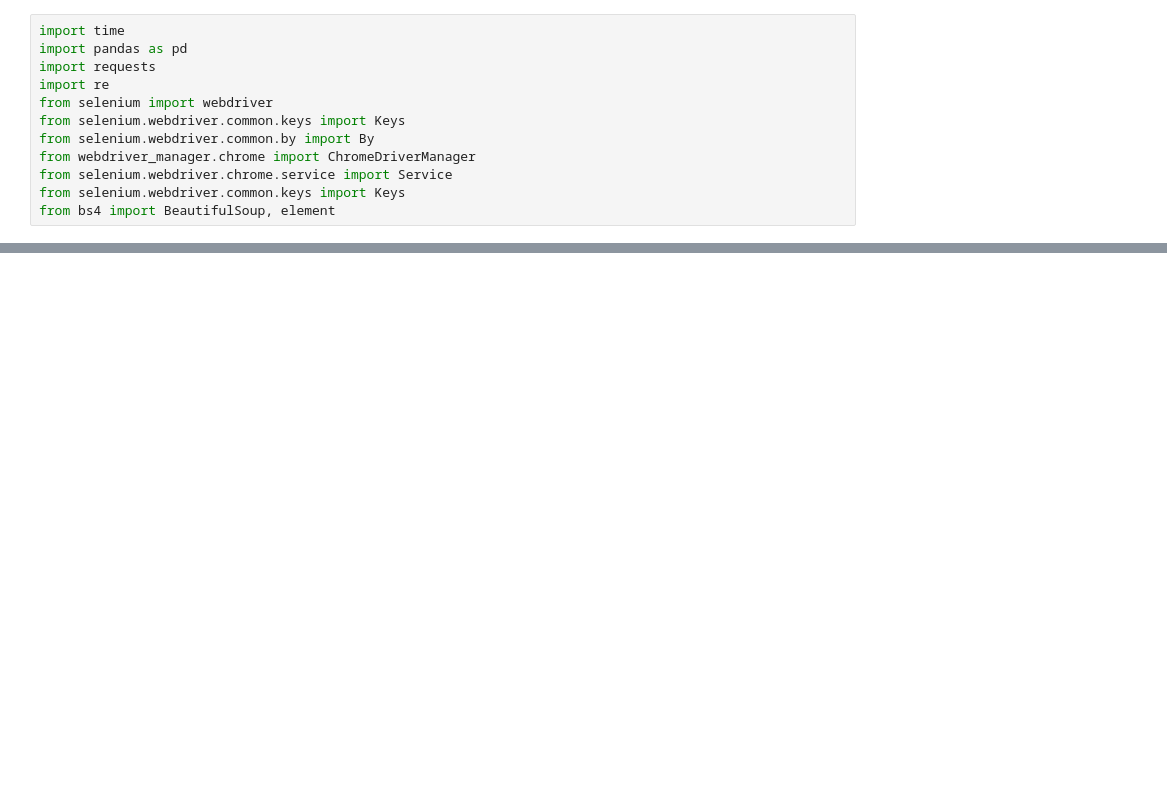
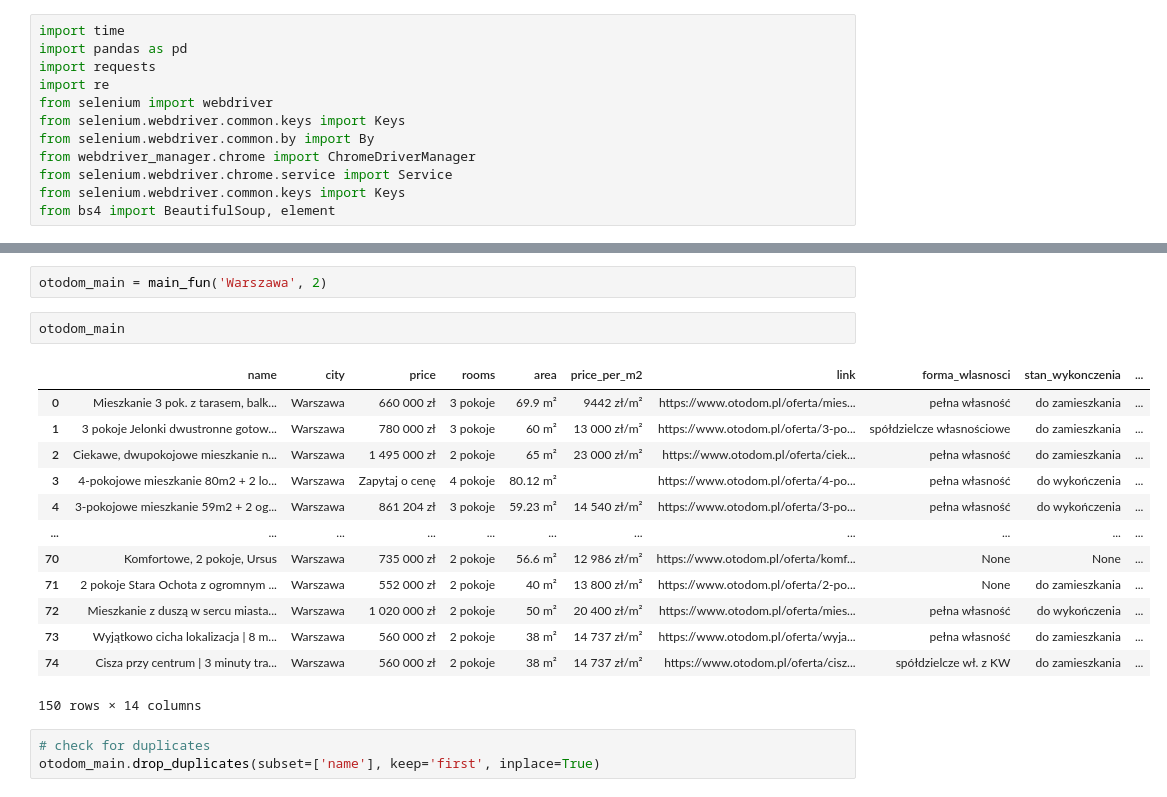
Before and after one commit to Mik3KL0/Webscraping-python-project, a Jupyter notebook: scraper.ipynb, the cells around one changed output, grey strips where cells are left out. Saved outputs shown, nothing was run; the diff lists cells and outputs as text; blank space fills up the shorter version.

```diff
--- a/scraper.ipynb
+++ b/scraper.ipynb
@@ -12,0 +317,21 @@ from bs4 import BeautifulSoup, element
+# %%
+otodom_main = main_fun('Warszawa', 2)
+# %%
+otodom_main
+# %% [output]
+|  | name | city | price | rooms | area | price_per_m2 | link | forma_wlasnosci | stan_wykonczenia | ... |
+| 0 | Mieszkanie 3 pok. z tarasem, balk... | Warszawa | 660 000 zł | 3 pokoje | 69.9 m² | 9442 zł/m² | https://www.otodom.pl/oferta/mies... | pełna własność | do zamieszkania | ... |
+| 1 | 3 pokoje Jelonki dwustronne gotow... | Warszawa | 780 000 zł | 3 pokoje | 60 m² | 13 000 zł/m² | https://www.otodom.pl/oferta/3-po... | spółdzielcze własnościowe | do zamieszkania | ... |
+| 2 | Ciekawe, dwupokojowe mieszkanie n... | Warszawa | 1 495 000 zł | 2 pokoje | 65 m² | 23 000 zł/m² | https://www.otodom.pl/oferta/ciek... | pełna własność | do zamieszkania | ... |
+| 3 | 4-pokojowe mieszkanie 80m2 + 2 lo... | Warszawa | Zapytaj o cenę | 4 pokoje | 80.12 m² |  | https://www.otodom.pl/oferta/4-po... | pełna własność | do wykończenia | ... |
+| 4 | 3-pokojowe mieszkanie 59m2 + 2 og... | Warszawa | 861 204 zł | 3 pokoje | 59.23 m² | 14 540 zł/m² | https://www.otodom.pl/oferta/3-po... | pełna własność | do wykończenia | ... |
+| ... | ... | ... | ... | ... | ... | ... | ... | ... | ... | ... |
+| 70 | Komfortowe, 2 pokoje, Ursus | Warszawa | 735 000 zł | 2 pokoje | 56.6 m² | 12 986 zł/m² | https://www.otodom.pl/oferta/komf... | None | None | ... |
+| 71 | 2 pokoje Stara Ochota z ogromnym ... | Warszawa | 552 000 zł | 2 pokoje | 40 m² | 13 800 zł/m² | https://www.otodom.pl/oferta/2-po... | None | do zamieszkania | ... |
+| 72 | Mieszkanie z duszą w sercu miasta... | Warszawa | 1 020 000 zł | 2 pokoje | 50 m² | 20 400 zł/m² | https://www.otodom.pl/oferta/mies... | pełna własność | do wykończenia | ... |
+| 73 | Wyjątkowo cicha lokalizacja | 8 m... | Warszawa | 560 000 zł | 2 pokoje | 38 m² | 14 737 zł/m² | https://www.otodom.pl/oferta/wyja... | pełna własność | do zamieszkania | ... |
+| 74 | Cisza przy centrum | 3 minuty tra... | Warszawa | 560 000 zł | 2 pokoje | 38 m² | 14 737 zł/m² | https://www.otodom.pl/oferta/cisz... | spółdzielcze wł. z KW | do zamieszkania | ... |
+150 rows × 14 columns
+# %%
+# check for duplicates
+otodom_main.drop_duplicates(subset=['name'], keep='first', inplace=True)
```
Also changed, not shown: parts of 6 cells of this notebook.
